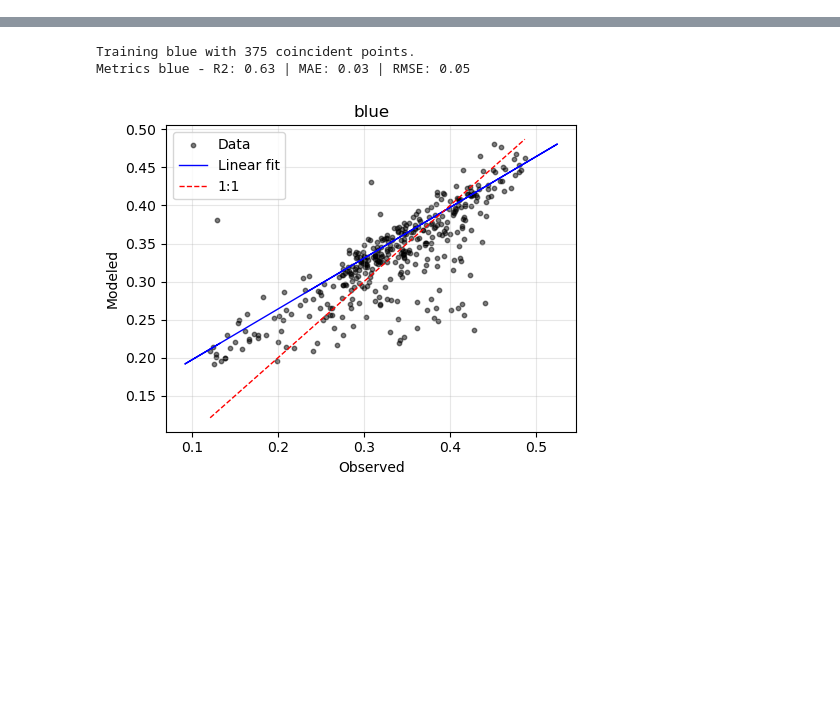
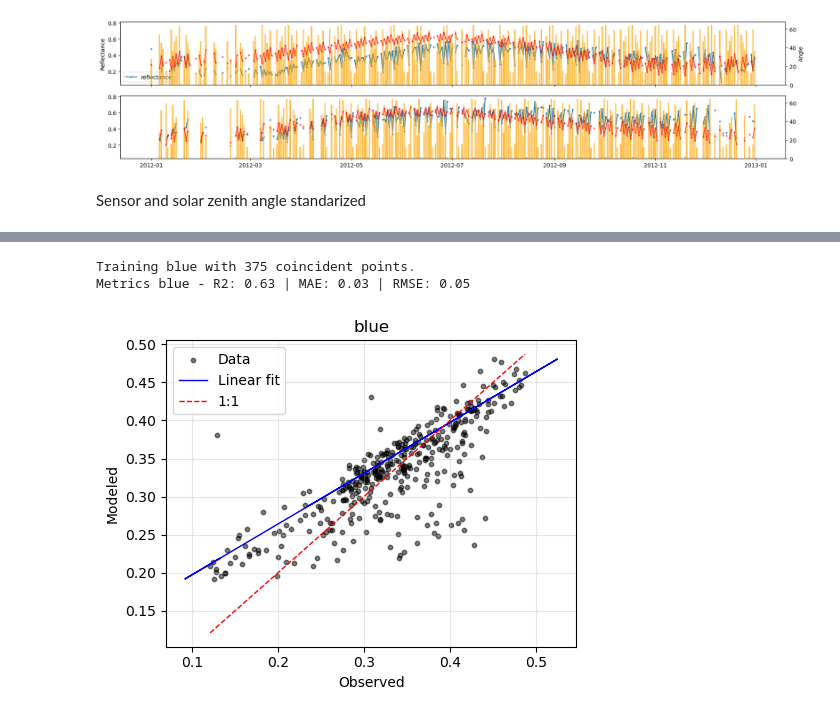
Before and after one commit to pibonacic/groundwater-remote-sensing, a Jupyter notebook: code/13_modis-landsat.ipynb, the cells around one changed output, grey strips where cells are left out. Saved outputs shown, nothing was run; the diff lists cells and outputs as text; code cells hidden in the pictures; blank space fills up the shorter version.

```diff
--- a/code/13_modis-landsat.ipynb
+++ b/code/13_modis-landsat.ipynb
@@ -39,0 +63,23 @@ landsat_df1 = process_remote(
+# %%
+fig, (ax1, ax2) = plt.subplots(2, 1, figsize=(18, 4), sharex=True, sharey=True)
+
+ax1.plot(modis_df1.index, modis_df1['green_terra'], label='reflectance', marker='o', markersize=2)
+ax3 = ax1.twinx()
+ax3.bar(modis_df1.index, modis_df1['sensor_zenith_terra'], label='sensor angle', alpha=0.7, color='orange')
+ax3.plot(modis_df1.index, modis_df1['solar_zenith_terra'], label='solar angle', alpha=0.7, color='red', marker='o', markersize=2)
+
+ax2.plot(modis_df1.index, modis_df1['nir_aqua'], label='', marker='o', markersize=2)
+ax4 = ax2.twinx()
+ax4.bar(modis_df1.index, modis_df1['sensor_zenith_aqua'], label='', alpha=0.7, color='orange')
+ax4.plot(modis_df1.index, modis_df1['solar_zenith_aqua'], label='', alpha=0.7, color='red', marker='o', markersize=2)
+
+ax1.set_ylabel('Reflectance')
+ax3.set_ylabel('Angle')
+ax1.legend(loc='lower left')
+
+plt.tight_layout()
+plt.show()
+# %% [output]
+[figure, added]
+# %% [markdown]
+Sensor and solar zenith angle standarized
```
Also changed, not shown: parts of 23 cells of this notebook, 3 other files.
